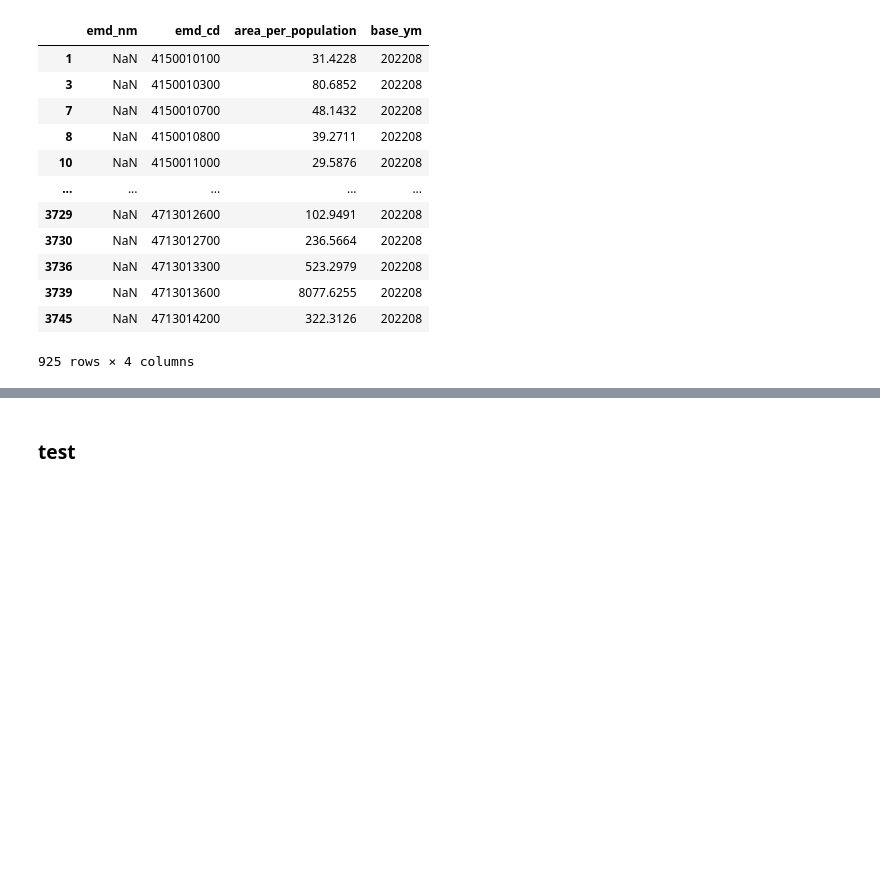
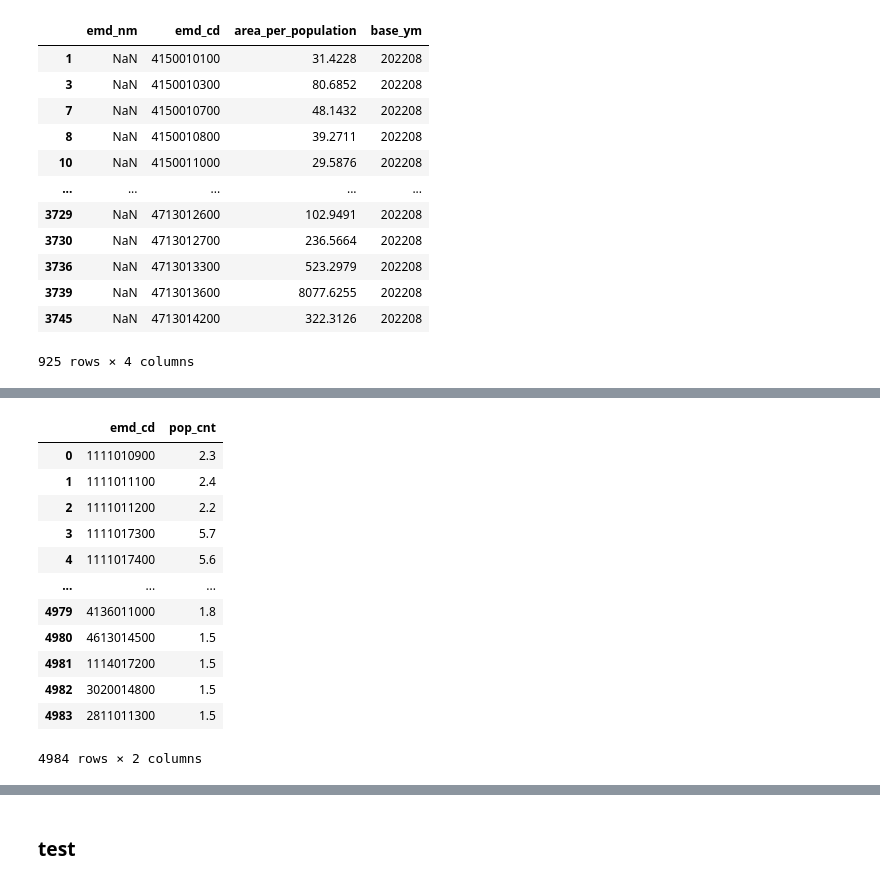
Before and after one commit to UL-DA/pythonProject, a Jupyter notebook: 부동산원_데이터댐/배후지 인구당 상가면적.ipynb, the cells around one changed output, grey strips where cells are left out. Cells and saved outputs as stored; diff of their text form; code cells hidden in the pictures; blank space fills up the shorter version.

```diff
--- a/부동산원_데이터댐/배후지 인구당 상가면적.ipynb
+++ b/부동산원_데이터댐/배후지 인구당 상가면적.ipynb
@@ -656,0 +914,16 @@ print(len(df))
+# %%
+df_kcb_stat_cm
+# %% [output]
+|  | emd_cd | pop_cnt |
+| 0 | 1111010900 | 2.3 |
+| 1 | 1111011100 | 2.4 |
+| 2 | 1111011200 | 2.2 |
+| 3 | 1111017300 | 5.7 |
+| 4 | 1111017400 | 5.6 |
+| ... | ... | ... |
+| 4979 | 4136011000 | 1.8 |
+| 4980 | 4613014500 | 1.5 |
+| 4981 | 1114017200 | 1.5 |
+| 4982 | 3020014800 | 1.5 |
+| 4983 | 2811011300 | 1.5 |
+4984 rows × 2 columns
```
Also changed, not shown: parts of 17 cells of this notebook, 1 other file.
